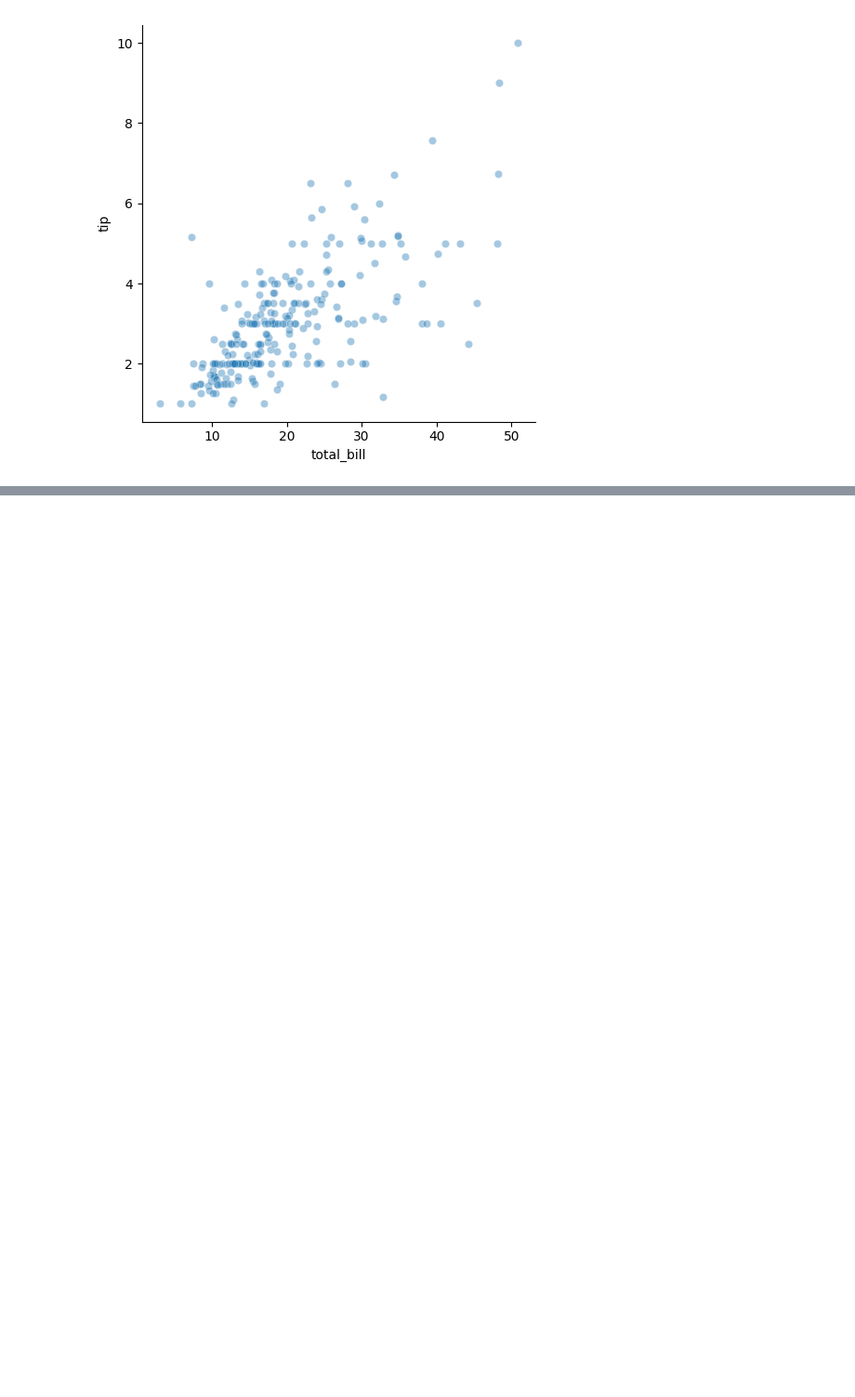
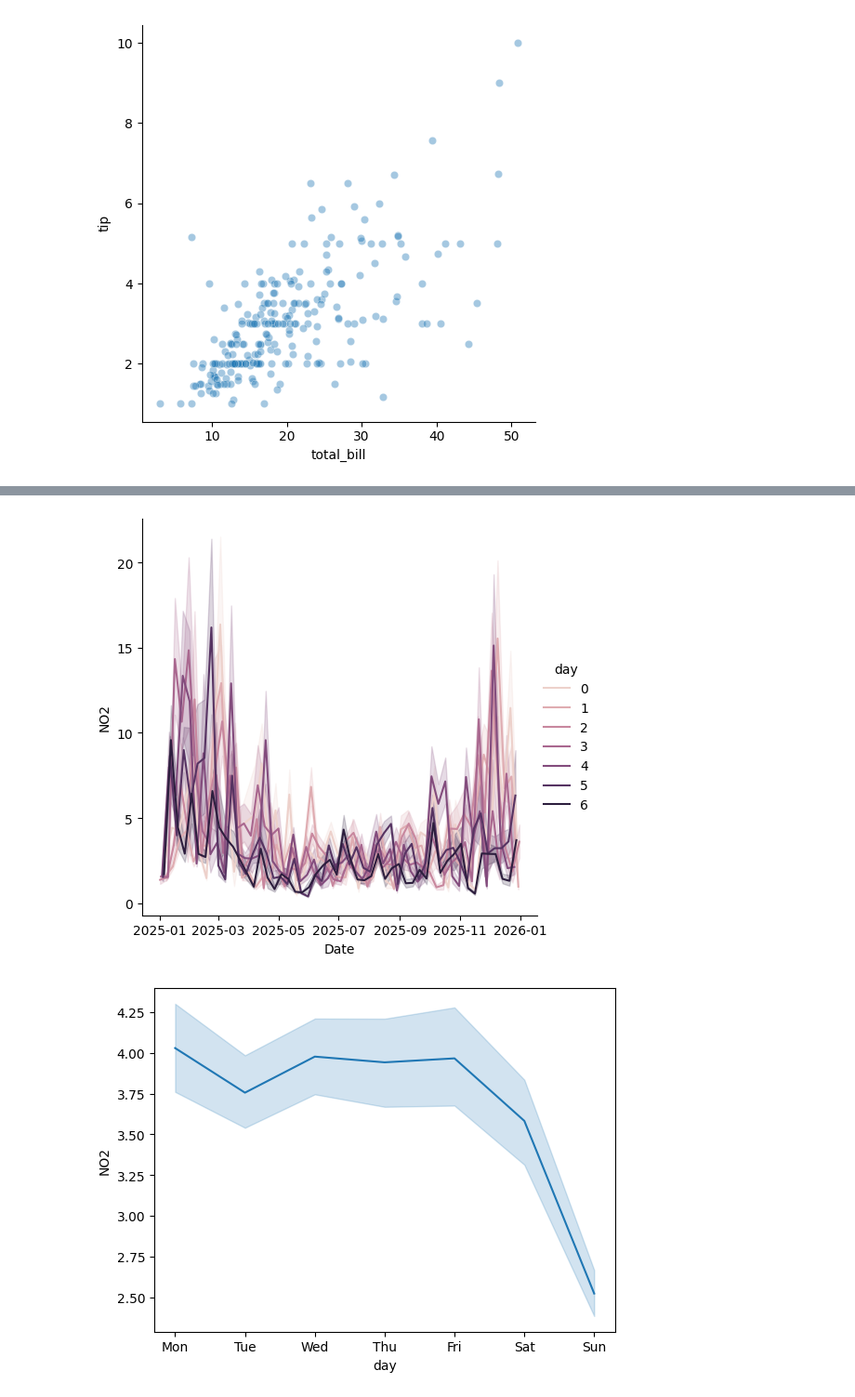
Before and after one commit to LucasFinney/data-portfolio, a Jupyter notebook: Intro to data viz with Seaborn/Visualizing Two Quantitative Variables.ipynb, the cells around one changed output, grey strips where cells are left out. Shown at 93% size. Cells and saved outputs as stored; diff of their text form; code cells hidden in the pictures; blank space fills up the shorter version.

```diff
--- a/Intro to data viz with Seaborn/Visualizing Two Quantitative Variables.ipynb
+++ b/Intro to data viz with Seaborn/Visualizing Two Quantitative Variables.ipynb
@@ -99,0 +129,23 @@ plt.show()
+# %%
+# Melt the original air_data dataframe to create a long format dataframe for plotting
+air_data_long = air_data_raw.reset_index().melt(id_vars='Date', var_name='Hour', value_name='NO2').dropna() # This will create a long format dataframe with columns Date, Hour, and NO2
+air_data_long.head()
+
+# Convert the Date column to datetime format if it is not already in that format
+air_data_long['Date'] = pd.to_datetime(air_data_long['Date'])
+# Add a quantitative day of the week column to the air_data dataframe for the next exercise
+air_data_long['day'] = air_data_long['Date'].dt.dayofweek # This will create a new column called 'day' that contains the day of the week as an integer (0=Monday, 1=Tuesday, ..., 6=Sunday)
+air_data_long.head()
+
+# Create a line plot of NO2 levels over time with a separate line for each day of the week
+sns.relplot(x='Date', y='NO2', data=air_data_long, kind='line', hue='day') # This will create a line plot of NO2 levels over time with a separate line for each day of the week, colored by the day of the week
+plt.show()
+
+# Construct lineplot showing average NO2 level for each day of the week
+sns.lineplot(x='day', y='NO2', data=air_data_long) # This will create a line plot of the average NO2 levels for each day of the week
+labels = ['Mon', 'Tue', 'Wed', 'Thu', 'Fri', 'Sat', 'Sun']
+plt.xticks(ticks=range(7), labels=labels) # This will set the x-axis ticks to be the integers from 0 to 6 and the labels to be the corresponding day of the week
+plt.show()
+# %% [output]
+[figure, added]
+[figure, added]
```
Also changed, not shown: parts of 3 cells of this notebook, 2 other files.
